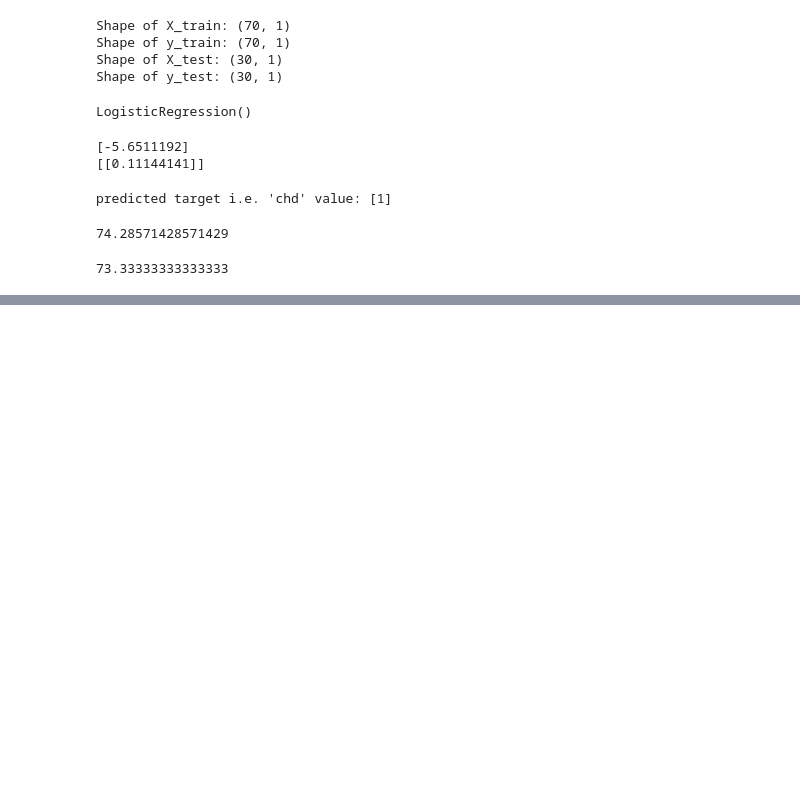
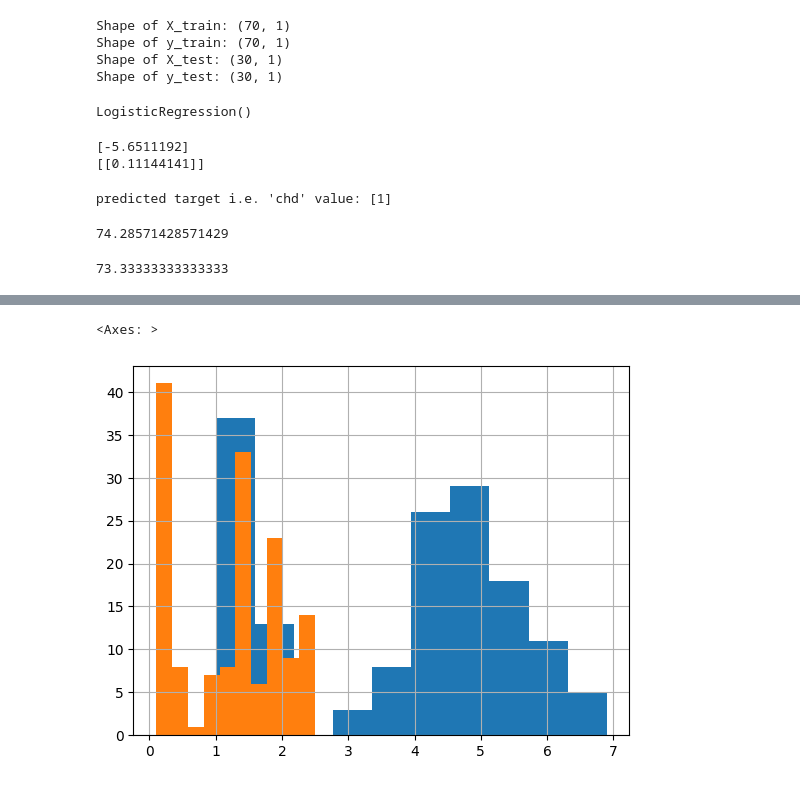
Before and after one commit to RanjanYadav5405/Machine-Learning, a Jupyter notebook: abc.ipynb, the cells around one changed output, grey strips where cells are left out. Cells and saved outputs as stored; diff of their text form; code cells hidden in the pictures; blank space fills up the shorter version.

```diff
--- a/CIE-2.ipynb
+++ b/abc.ipynb
@@ -1066,0 +1141,7 @@ model.score(X_test, y_test) *  100
+# %%
+# Create histogram of Petal_length and Petal_width.
+data8['Petal.Length'].hist()
+data8['Petal.Width'].hist()
+# %% [output]
+<Axes: >
+[figure, added]
```
Also changed, not shown: parts of 39 cells of this notebook, 1 other file.
